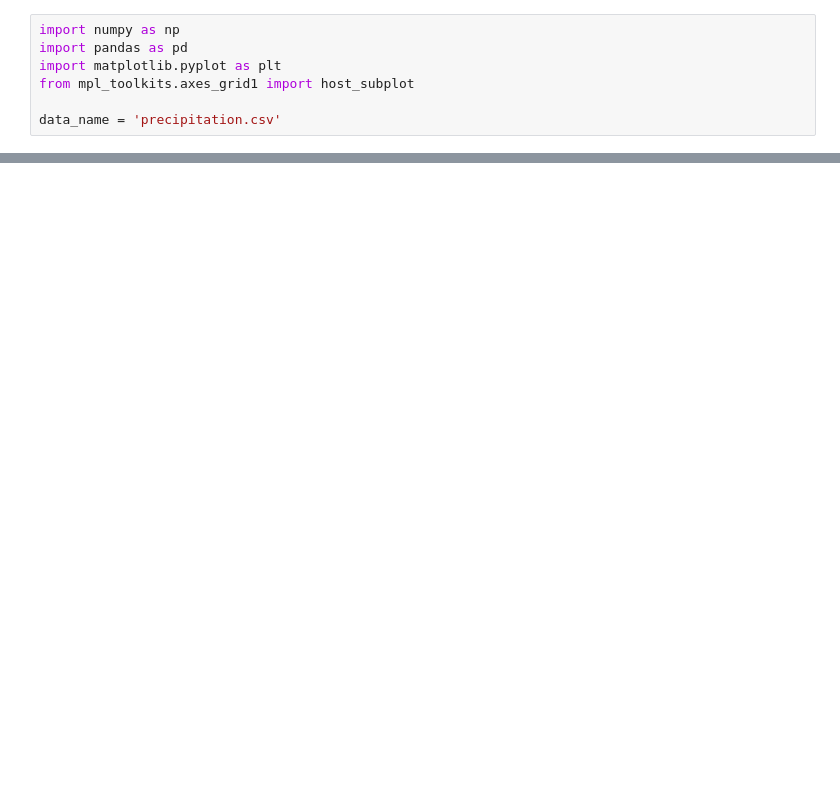
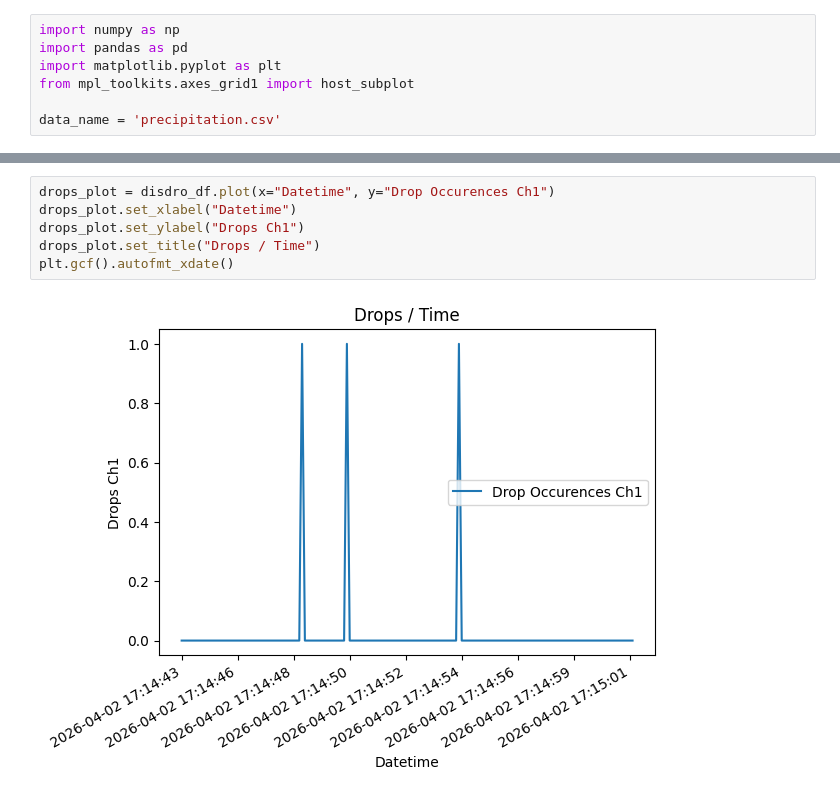
Before and after one commit to tesskhouston/disdrometer, a Jupyter notebook: Graphing.ipynb, the cells around one changed output, grey strips where cells are left out. Cells and saved outputs as stored; diff of their text form; blank space fills up the shorter version.

```diff
--- a/Graphing.ipynb
+++ b/Graphing.ipynb
@@ -40,0 +41,8 @@ plt.gcf().autofmt_xdate()
+# %%
+drops_plot = disdro_df.plot(x="Datetime", y="Drop Occurences Ch1")
+drops_plot.set_xlabel("Datetime")
+drops_plot.set_ylabel("Drops Ch1")
+drops_plot.set_title("Drops / Time")
+plt.gcf().autofmt_xdate()
+# %% [output]
+[figure, added]
```
Also changed, not shown: parts of 3 cells of this notebook.
